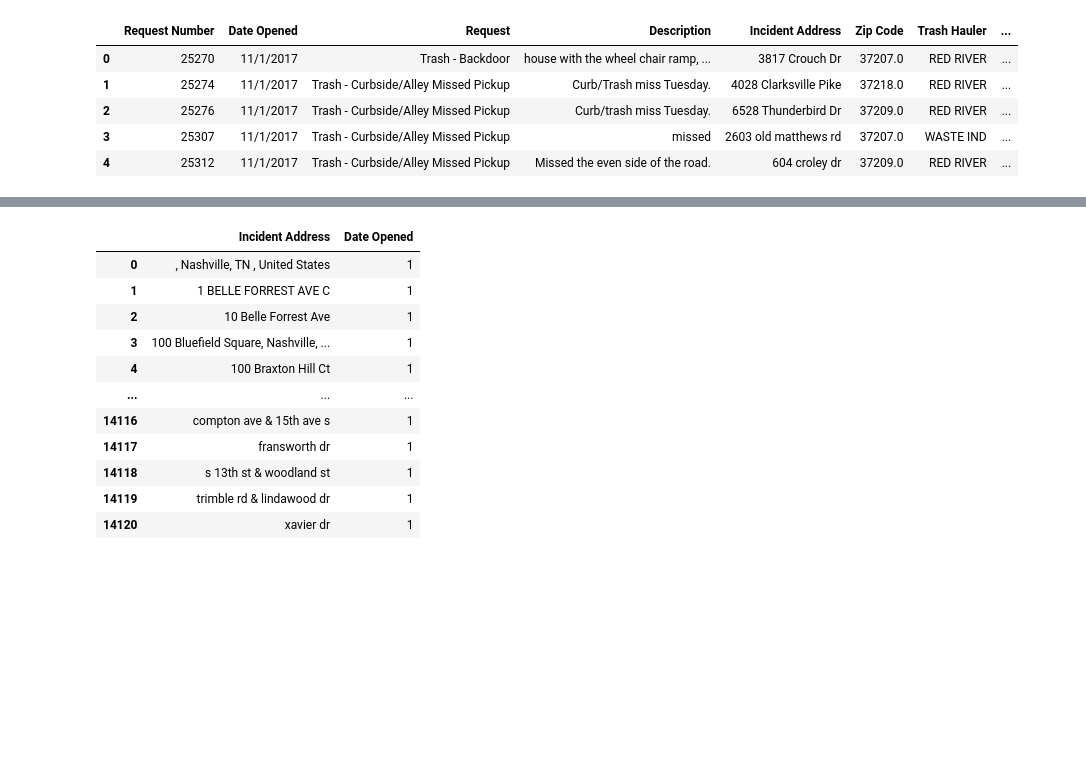
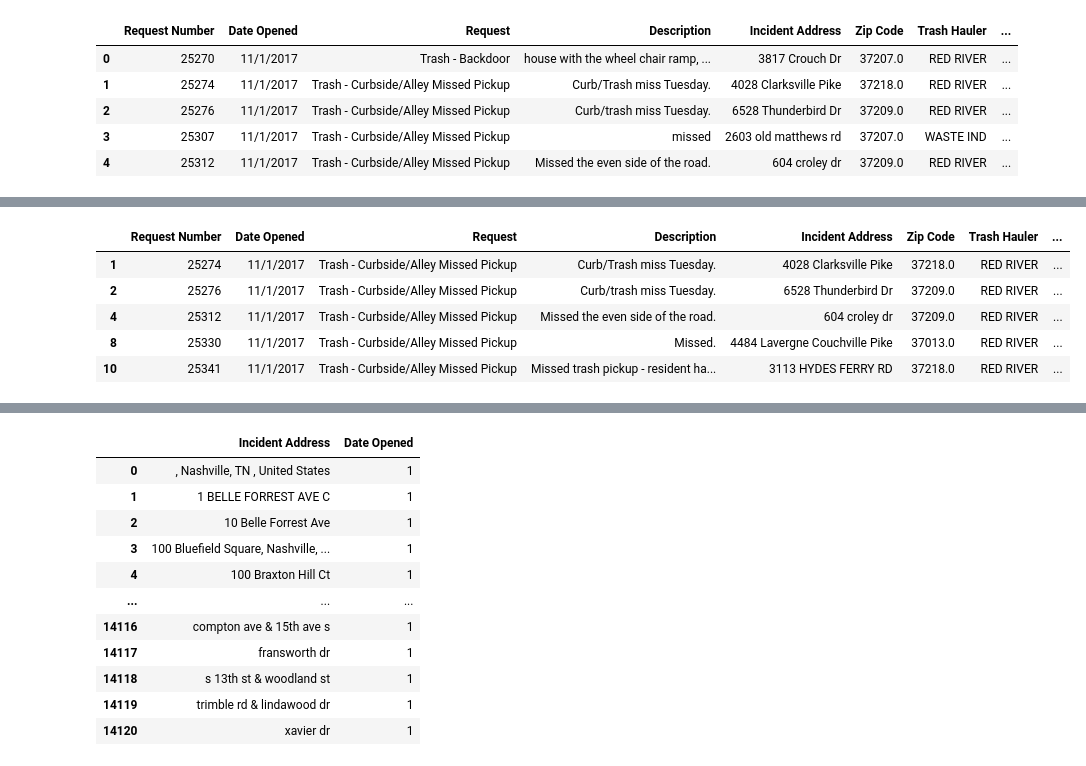
Before and after one commit to NSS-Data-Analytics-Cohort-14/trash-pickups-v2-kshaffer93, a Jupyter notebook: notebooks/trash.ipynb, the cells around one changed output, grey strips where cells are left out. Saved outputs shown, nothing was run; the diff lists cells and outputs as text; code cells hidden in the pictures; blank space fills up the shorter version.

```diff
--- a/notebooks/trash.ipynb
+++ b/notebooks/trash.ipynb
@@ -44,0 +69,11 @@ memory usage: 2.0+ MB
+# %%
+red_river_missed = red_river[red_river['Request'] =='Trash - Curbside/Alley Missed Pickup']
+# %%
+red_river_missed.head()
+# %% [output]
+|  | Request Number | Date Opened | Request | Description | Incident Address | Zip Code | Trash Hauler | ... |
+| 1 | 25274 | 11/1/2017 | Trash - Curbside/Alley Missed Pickup | Curb/Trash miss Tuesday. | 4028 Clarksville Pike | 37218.0 | RED RIVER | ... |
+| 2 | 25276 | 11/1/2017 | Trash - Curbside/Alley Missed Pickup | Curb/trash miss Tuesday. | 6528 Thunderbird Dr | 37209.0 | RED RIVER | ... |
+| 4 | 25312 | 11/1/2017 | Trash - Curbside/Alley Missed Pickup | Missed the even side of the road. | 604 croley dr | 37209.0 | RED RIVER | ... |
+| 8 | 25330 | 11/1/2017 | Trash - Curbside/Alley Missed Pickup | Missed. | 4484 Lavergne Couchville Pike | 37013.0 | RED RIVER | ... |
+| 10 | 25341 | 11/1/2017 | Trash - Curbside/Alley Missed Pickup | Missed trash pickup - resident ha... | 3113 HYDES FERRY RD | 37218.0 | RED RIVER | ... |
```
Also changed, not shown: parts of 13 cells of this notebook.
